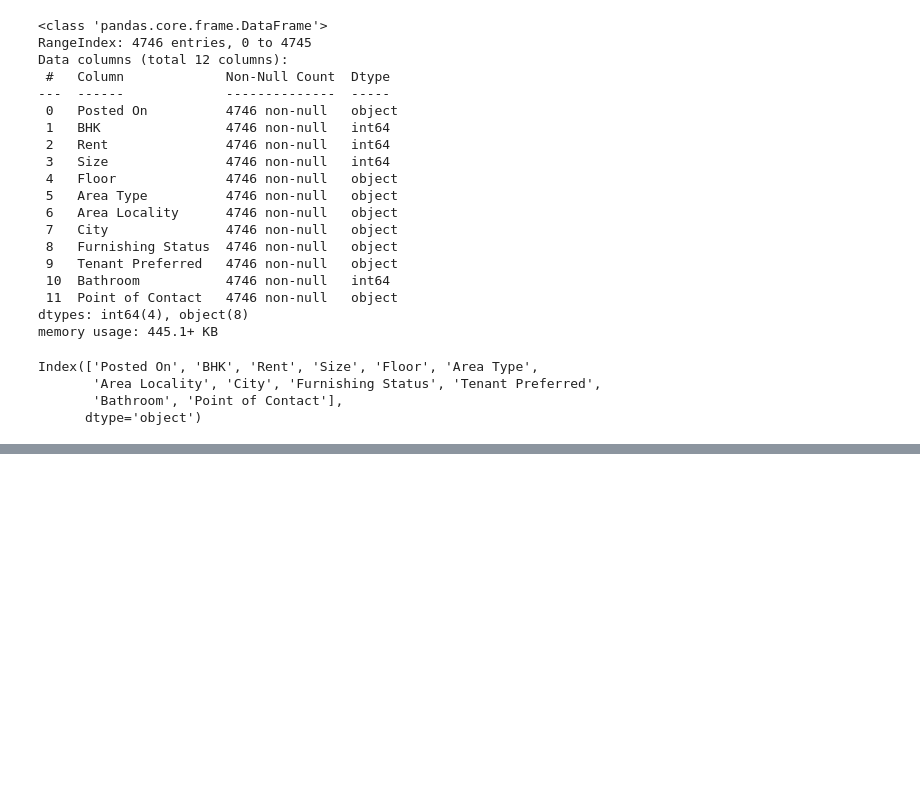
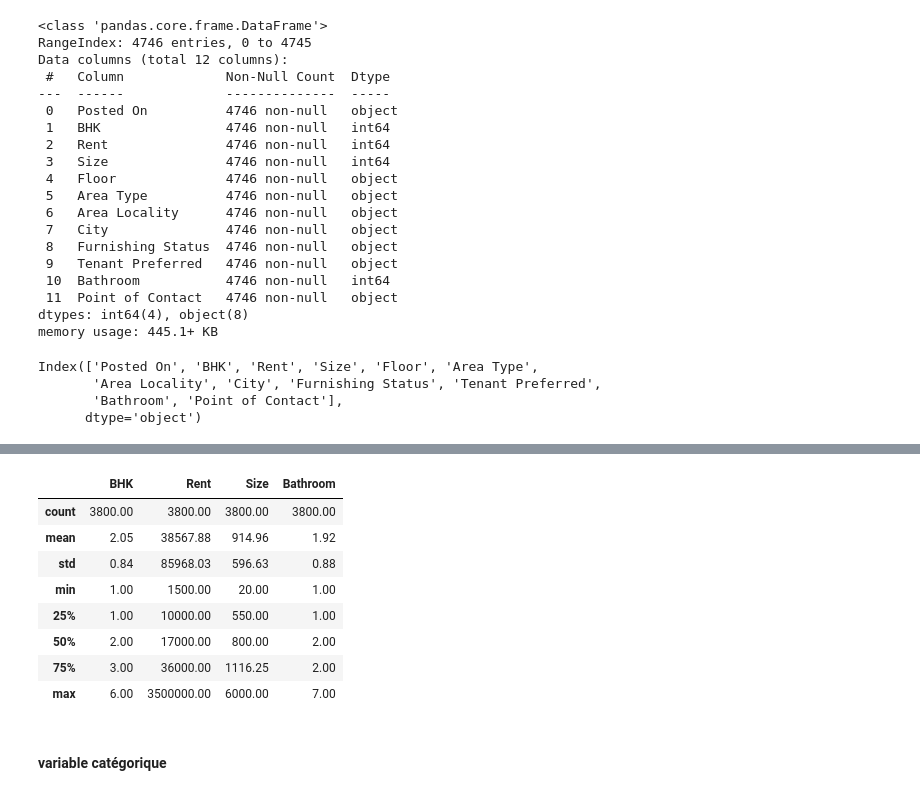
Before and after one commit to jflorescuba/Machine_learning, a Jupyter notebook: House_rent/House_rent.ipynb, the cells around one changed output, grey strips where cells are left out. Saved outputs shown, nothing was run; the diff lists cells and outputs as text; code cells hidden in the pictures; blank space fills up the shorter version.

```diff
--- a/House_rent/House_rent.ipynb
+++ b/House_rent/House_rent.ipynb
@@ -102,0 +127,14 @@ Name: count, dtype: int64
+# %%
+data_train.describe().round(2)
+# %% [output]
+|  | BHK | Rent | Size | Bathroom |
+| count | 3800.00 | 3800.00 | 3800.00 | 3800.00 |
+| mean | 2.05 | 38567.88 | 914.96 | 1.92 |
+| std | 0.84 | 85968.03 | 596.63 | 0.88 |
+| min | 1.00 | 1500.00 | 20.00 | 1.00 |
+| 25% | 1.00 | 10000.00 | 550.00 | 1.00 |
+| 50% | 2.00 | 17000.00 | 800.00 | 2.00 |
+| 75% | 3.00 | 36000.00 | 1116.25 | 2.00 |
+| max | 6.00 | 3500000.00 | 6000.00 | 7.00 |
+# %% [markdown]
+#### variable catégorique
```
Also changed, not shown: parts of 27 cells of this notebook.
